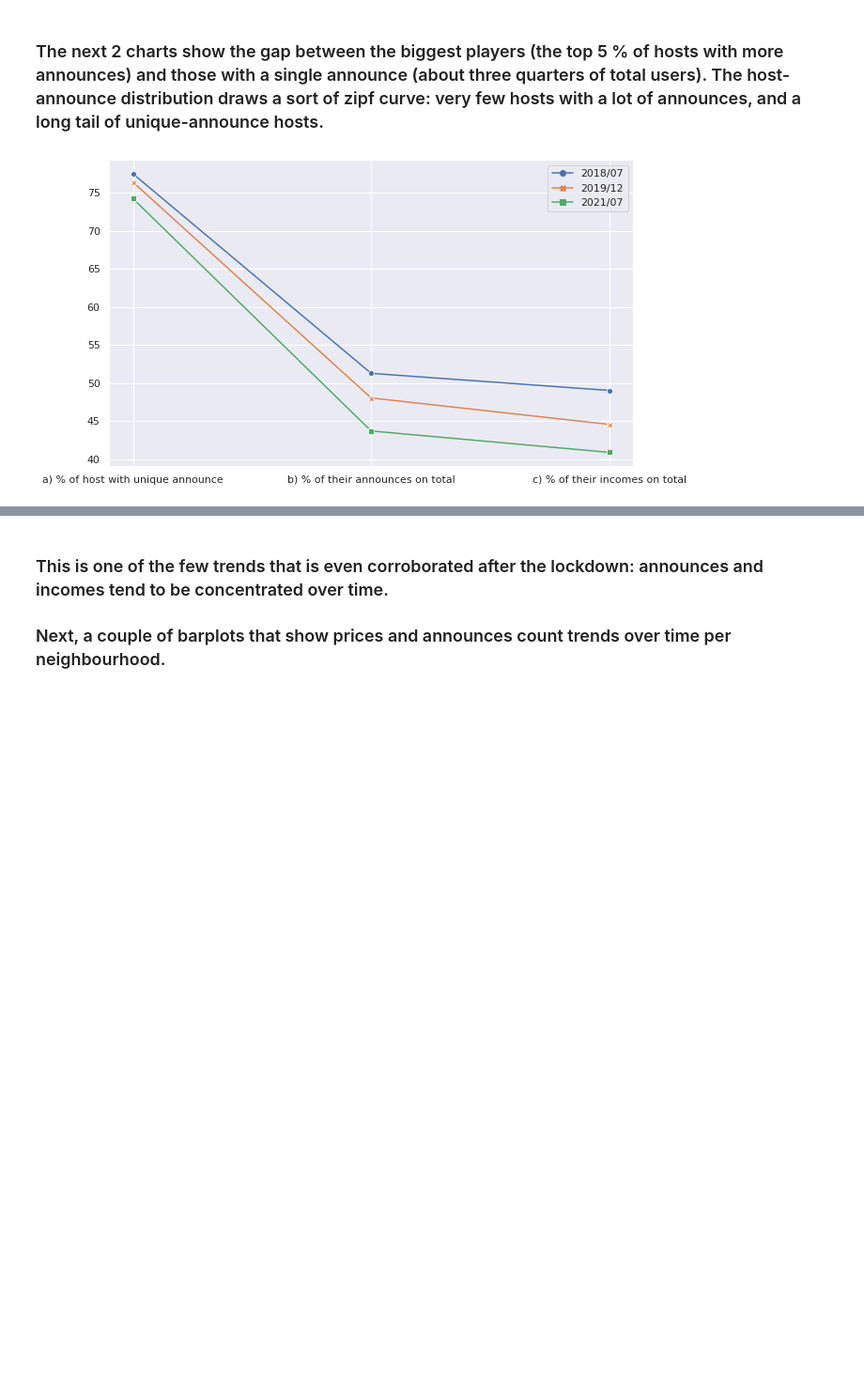
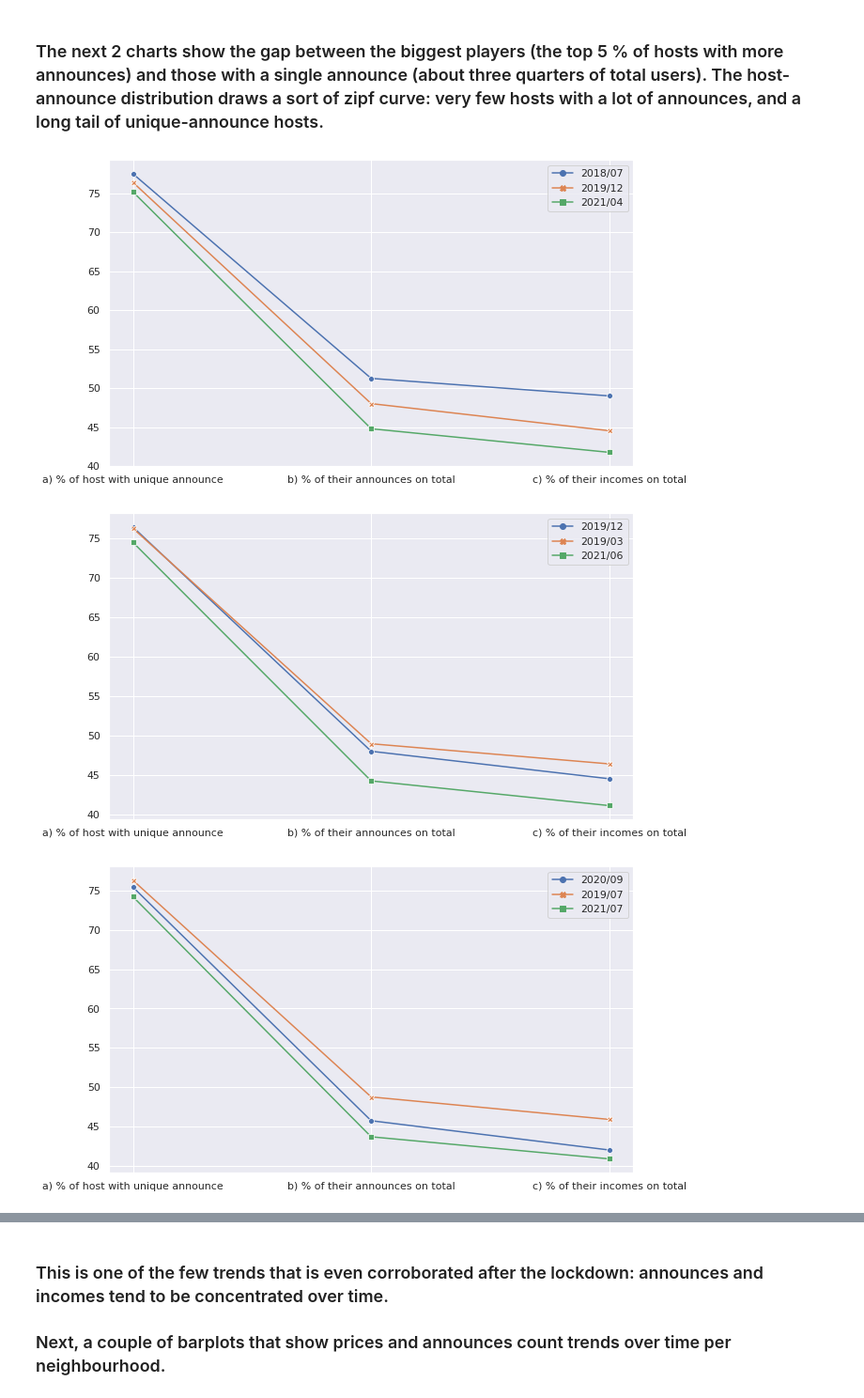
Before and after one commit to laszlo91/Inside-Airbnb-studies, a Jupyter notebook: bologna/1) Overview.ipynb, the cells around one changed output, grey strips where cells are left out. Shown at 94% size. Saved outputs shown, nothing was run; the diff lists cells and outputs as text; code cells hidden in the pictures; blank space fills up the shorter version.

Commit message:
multiple scissor graphs

```diff
--- a/bologna/1) Overview.ipynb
+++ b/bologna/1) Overview.ipynb
@@ -213,35 +213,48 @@ periods_2 = [i.strftime('%Y/%m') for i in periods]
 ### The next 2 charts show the gap between the biggest players (the top 5 % of hosts with more announces) and those with a single announce (about three quarters of total users). The host-announce distribution draws a sort of zipf curve: very few hosts with a lot of announces, and a long tail of unique-announce hosts.
 # %%
 
-def three_val(dfs=dfs):
-    return (0, round(len(dfs) / 2), -1)
+def three_val1(dfs=dfs):
+    return (0, round(len(dfs) / 2), -3)
+
+def three_val2(dfs=dfs):
+    start = round(len(dfs) / 2)
+    return (start, round(start / 2), -2)
+
+def three_val3(dfs=dfs):
+    start = round(len(dfs) / 4)*3
+    return (start, round(start / 2), -1)
+
 
 def single_host(period):
         a = period[period.calculated_host_listings_count == 1]
 
         percentIncomes = a.price.sum() * 100 / period.price.sum()
         percentAnnounces = a.id.count() * 100 / period.id.count()
         percentHost = len(a.host_id.value_counts()) * 100 / len(period.host_id.value_counts())
 
         return pd.Series([percentHost, percentAnnounces, percentIncomes])
 
 def plotting(a,b,c,thrval,x,periods=periods_2):
         lines = a.rename(periods[thrval[0]]).to_frame()\
         .join(b.rename(periods[thrval[1]]).to_frame())\
         .join(c.rename(periods[thrval[2]]).to_frame()).set_index(x)
 
         snsplot(lines)
 
 def scissor_1(thrval, periods=periods_2):
     a = single_host(dfs[thrval[0]])
     b = single_host(dfs[thrval[1]])
     c = single_host(dfs[thrval[2]])
     x = pd.Series(["a) % of host with unique announce","b) % of their announces on total","c) % of their incomes on total"])
     plotting(a,b,c,thrval,x)
 
-scissor_1(three_val())
+scissor_1(three_val1())
+scissor_1(three_val2())
+scissor_1(three_val3())
 # %% [output]
-[figure, old version]
+[figure, new version]
+[figure, added]
+[figure, added]
 # %%
 def incomes_rate(period, nHosts):
 
```
Also changed, not shown: parts of 3 cells of this notebook.
